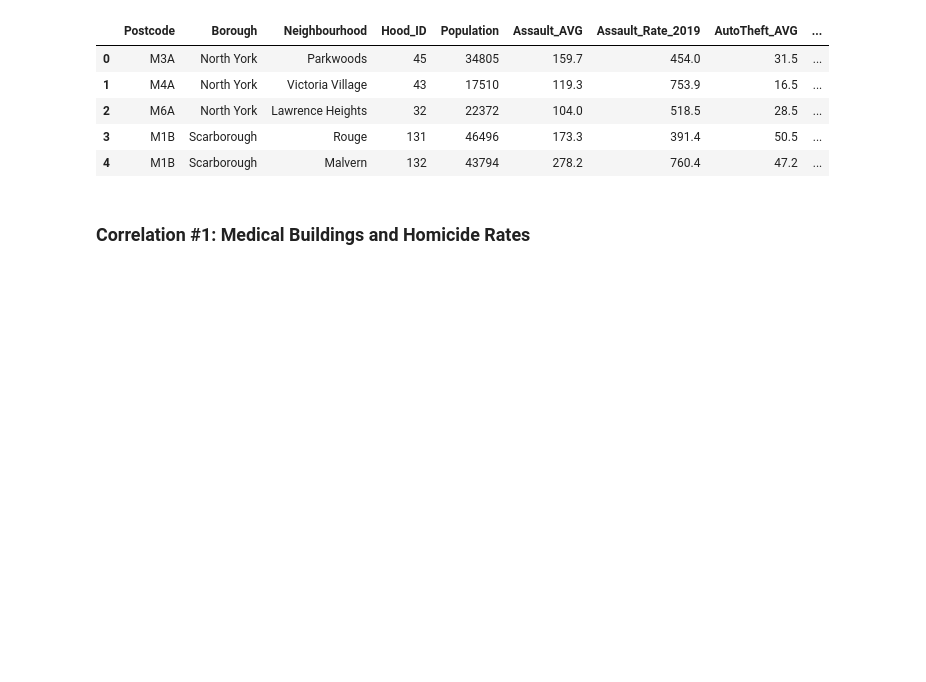
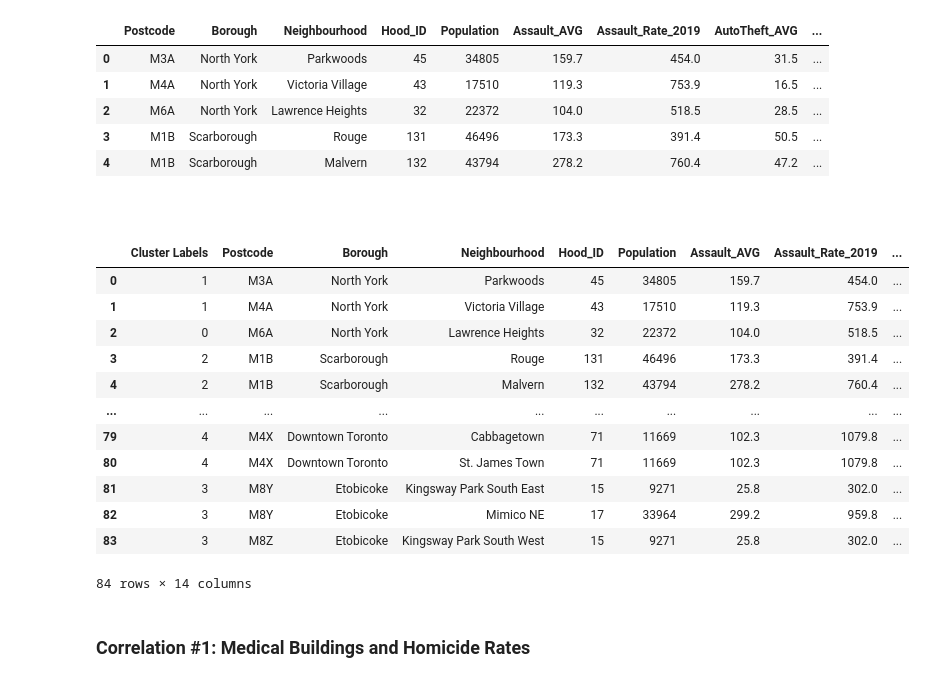
Before and after one commit to Sujeev-Uthayakumar/clustering-navigation, a Jupyter notebook: src/index.ipynb, the cells around one changed output. Drawn from its saved outputs; the diff is of its cells as text; code cells hidden in the pictures; blank space fills up the shorter version.

Commit message:
add clustering map

```diff
--- a/src/index.ipynb
+++ b/src/index.ipynb
@@ -155,6 +160,44 @@ combined_data.head()
 | 2 | M6A | North York | Lawrence Heights | 32 | 22372 | 104.0 | 518.5 | 28.5 | ... |
 | 3 | M1B | Scarborough | Rouge | 131 | 46496 | 173.3 | 391.4 | 50.5 | ... |
 | 4 | M1B | Scarborough | Malvern | 132 | 43794 | 278.2 | 760.4 | 47.2 | ... |
+# %% [markdown]
+<h3><b></b></h3>
+# %%
+map_creation = folium.Map(location=[latitude, longitude], zoom_start=10)
+
+for name, latitude, longitude in zip(hospital_venues['name'], hospital_venues['geocodes.main.latitude'], hospital_venues['geocodes.main.longitude']):
+    label = '{}'.format(name)
+    label = folium.Popup(label, parse_html=True)
+    folium.CircleMarker(
+    [latitude,longitude],
+    radius=5,
+    popup=label,
+    color='blue',
+    fill=True,
+    fill_color='#3186cc',
+    fill_opacity=0.7,
+    parse_html=False).add_to(map_creation)
+
+k = 5
+toronto_clustering = combined_data.drop(columns=["Postcode", "Population","Borough", "Neighbourhood", "Hood_ID", "Assault_AVG", "Assault_Rate_2019", "AutoTheft_AVG", "AutoTheft_Rate_2019", "Homicide_AVG" , "Homicide_Rate_2019"])
+kmeans = KMeans(n_clusters = k,random_state=0).fit(toronto_clustering)
+kmeans.labels_
+combined_data.insert(0, "Cluster Labels", kmeans.labels_)
+combined_data
+# %% [output]
+|  | Cluster Labels | Postcode | Borough | Neighbourhood | Hood_ID | Population | Assault_AVG | Assault_Rate_2019 | ... |
+| 0 | 1 | M3A | North York | Parkwoods | 45 | 34805 | 159.7 | 454.0 | ... |
+| 1 | 1 | M4A | North York | Victoria Village | 43 | 17510 | 119.3 | 753.9 | ... |
+| 2 | 0 | M6A | North York | Lawrence Heights | 32 | 22372 | 104.0 | 518.5 | ... |
+| 3 | 2 | M1B | Scarborough | Rouge | 131 | 46496 | 173.3 | 391.4 | ... |
+| 4 | 2 | M1B | Scarborough | Malvern | 132 | 43794 | 278.2 | 760.4 | ... |
+| ... | ... | ... | ... | ... | ... | ... | ... | ... | ... |
+| 79 | 4 | M4X | Downtown Toronto | Cabbagetown | 71 | 11669 | 102.3 | 1079.8 | ... |
+| 80 | 4 | M4X | Downtown Toronto | St. James Town | 71 | 11669 | 102.3 | 1079.8 | ... |
+| 81 | 3 | M8Y | Etobicoke | Kingsway Park South East | 15 | 9271 | 25.8 | 302.0 | ... |
+| 82 | 3 | M8Y | Etobicoke | Mimico NE | 17 | 33964 | 299.2 | 959.8 | ... |
+| 83 | 3 | M8Z | Etobicoke | Kingsway Park South West | 15 | 9271 | 25.8 | 302.0 | ... |
+84 rows × 14 columns
 # %% [markdown]
 <h3><b>Correlation #1: Medical Buildings and Homicide Rates</b></h3>
 # %%
```
Also changed, not shown: parts of 5 cells of this notebook.
